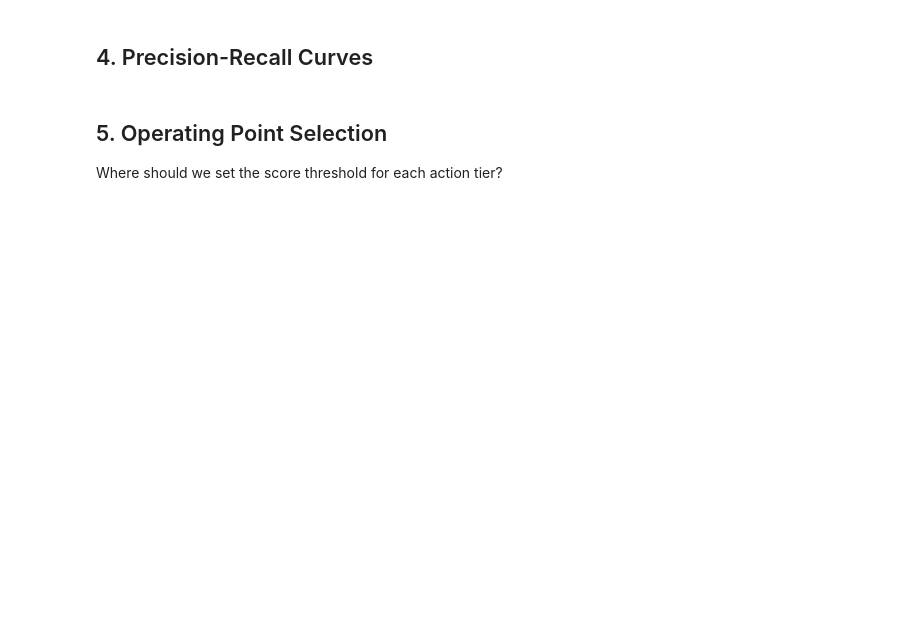
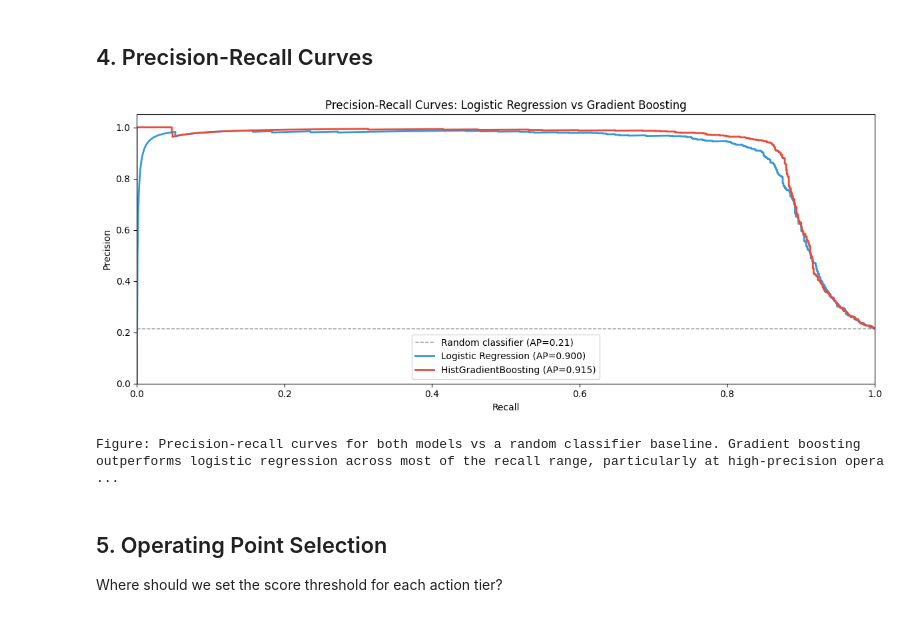
Before and after one commit to violaciao/ghost-watcher, a Jupyter notebook: 05_detection/ml_based.ipynb, the cells around one changed output. Cells and saved outputs as stored; diff of their text form; code cells hidden in the pictures; blank space fills up the shorter version.

```diff
--- a/05_detection/ml_based.ipynb
+++ b/05_detection/ml_based.ipynb
@@ -187,28 +227,28 @@ xgb_model.fit(X, y)
 # %%
 fig, ax = plt.subplots(figsize=FIGSIZE)
 
-# Baseline: random classifier
 baseline_precision = y.mean()
 ax.axhline(baseline_precision, color="gray", linestyle="--", linewidth=1, label=f"Random classifier (AP={baseline_precision:.2f})")
 
-# Logistic regression
 lr_prec, lr_rec, _ = precision_recall_curve(y, logit_proba)
 ax.plot(lr_rec, lr_prec, color=COLOR_LOGIT, linewidth=2, label=f"Logistic Regression (AP={logit_ap:.3f})")
 
-# XGBoost
-xgb_prec, xgb_rec, _ = precision_recall_curve(y, xgb_proba)
-ax.plot(xgb_rec, xgb_prec, color=COLOR_XGB, linewidth=2, label=f"XGBoost (AP={xgb_ap:.3f})")
+gbt_prec, gbt_rec, _ = precision_recall_curve(y, gbt_proba)
+ax.plot(gbt_rec, gbt_prec, color=COLOR_GBT, linewidth=2, label=f"HistGradientBoosting (AP={gbt_ap:.3f})")
 
 ax.set_xlabel("Recall")
 ax.set_ylabel("Precision")
-ax.set_title("Precision-Recall Curves: Logistic Regression vs XGBoost")
+ax.set_title("Precision-Recall Curves: Logistic Regression vs Gradient Boosting")
 ax.set_xlim([0, 1])
 ax.set_ylim([0, 1.05])
-ax.legend(loc="upper right")
+ax.legend(loc="lower center")
 
 plt.tight_layout()
 plt.show()
-print("Figure: Precision-recall curves for both models vs a random classifier baseline. XGBoost outperforms logistic regression across most of the recall range, particularly at high-precision operating points relevant for automated enforcement. Note that even XGBoost has a precision ceiling imposed by label noise in the training data.")
+print("Figure: Precision-recall curves for both models vs a random classifier baseline. Gradient boosting outperforms logistic regression across most of the recall range, particularly at high-precision operating points relevant for automated enforcement. Note that even the boosting model has a precision ceiling imposed by label noise in the training data.")
+# %% [output]
+[figure, added]
+Figure: Precision-recall curves for both models vs a random classifier baseline. Gradient boosting outperforms logistic regression across most of the recall range, particularly at high-precision opera ...
 # %% [markdown]
 ## 5. Operating Point Selection
 
```
Also changed, not shown: parts of 14 cells of this notebook, 4 other files.
